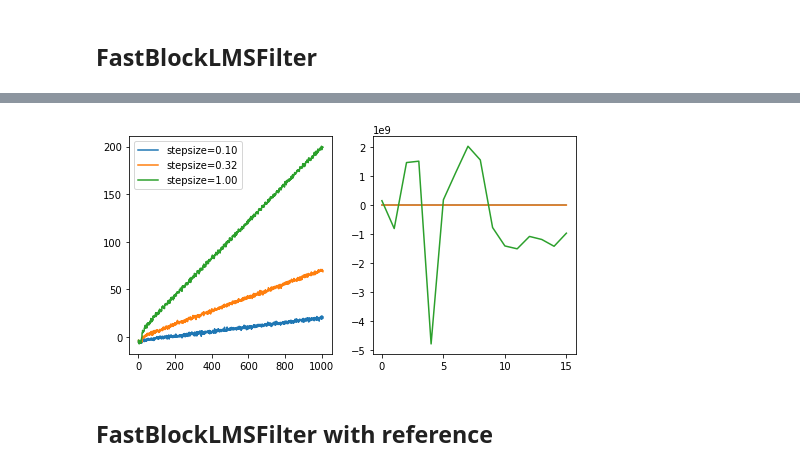
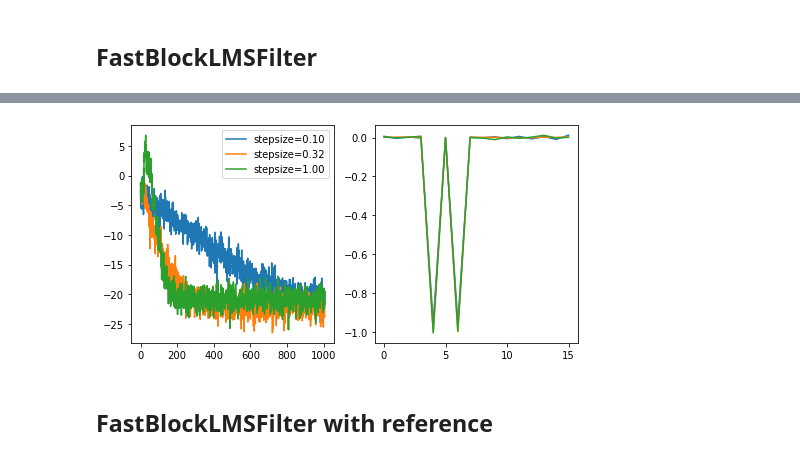
Before and after one commit to fhchl/adafilt, a Jupyter notebook: examples/test_adafilt.ipynb, the cells around one changed output, grey strips where cells are left out. Drawn from its saved outputs; the diff is of its cells as text; code cells hidden in the pictures.

```diff
--- a/examples/test_adafilt.ipynb
+++ b/examples/test_adafilt.ipynb
@@ -14,13 +14,11 @@ from adafilt.utils import lfilter, wgn
 # %%
-length = 16
+filterlength = 16
 stepsizes = np.logspace(-1, 0, 3)
-navg = 100
+navg = 50
 snr = 20
-# primary path impulse response
-h_pri = [0, 0, 0, 0, 1]
-# secondary path impulse response
-h_sec = np.array([0, 0, 1])
-nsamples = 1024
+h_pri = [0, 0, 0, 0, 1, 0, 1]  # primary path impulse response
+h_sec = [0, 0, 1, 0.5]
+len_x = 1024
 # %% [markdown]
 ## LMSFilter
 # %%
@@ -30,13 +28,13 @@ for stepsize in tqdm(stepsizes):
     w = 0
     for i in range(navg):
         # reference signal
-        x = np.random.normal(0, 1, nsamples)
+        x = np.random.normal(0, 1, len_x)
 
         # desired signal with noise
-        d = lfilter(h_pri, 1, x)
+        d = olafilt(h_pri, x)
         dn = noisify(d, snr, unit="dB")
 
-        filt = LMSFilter(length, stepsize=stepsize)
+        filt = LMSFilter(filterlength, stepsize=stepsize)
 
         y, _, ei, wi = filt(x[len(h_pri):], dn[len(h_pri):])
 
@@ -60,13 +58,13 @@ for stepsize in tqdm(stepsizes):
     w = 0
     for i in range(navg):
         # reference signal
-        x = np.random.normal(0, 1, nsamples)
+        x = np.random.normal(0, 1, len_x)
 
         # desired signal with noise
-        d = lfilter(h_pri, 1, x)
+        d = olafilt(h_pri, x)
         dn = noisify(d, snr, unit="dB")
 
-        filt = LMSFilter(length, stepsize=stepsize)
+        filt = LMSFilter(filterlength, stepsize=stepsize)
 
         y, u, ei, wi = filt(x[len(h_pri):], dn[len(h_pri):], h_sec, h_sec)
 
@@ -83,31 +81,31 @@ ax[0].legend();
 # %% [markdown]
 ## FastBlockLMSFilter
 # %%
-blocklength = length
+blocklength = filterlength
 fig, ax = plt.subplots(ncols=2, figsize=(8, 4))
 for stepsize in tqdm(stepsizes):
     e = 0
     w = 0
     for i in range(navg):
         # reference signal
-        x = np.random.normal(0, 1, nsamples)
+        x = np.random.normal(0, 1, len_x)
 
         # desired signal with noise
-        d = lfilter(h_pri, 1, x)
+        d = olafilt(h_pri, x)
         dn = noisify(d, snr, unit="dB")
-        filt = FastBlockLMSFilter(blocklength, length, stepsize=stepsize)
+        filt = FastBlockLMSFilter(blocklength, filterlength, stepsize=stepsize)
         y, _, ei, wi = filt(x[blocklength:], dn[blocklength:])
 
         e += 1/navg * 10 * np.log10(ei**2)
         w += 1/navg * wi
 
     ax[0].plot(e, label=f"stepsize={stepsize:.2f}")
     ax[1].plot(w[-1], label=f"stepsize={stepsize:.2f}")
 
 ax[0].legend();
 # %% [output]
 [interactive output not drawn]
-[figure, old version]
+[figure, new version]
 # %% [markdown]
 ## FastBlockLMSFilter with reference
 # %%
```
Also changed, not shown: parts of 27 cells of this notebook, 2 other files.
